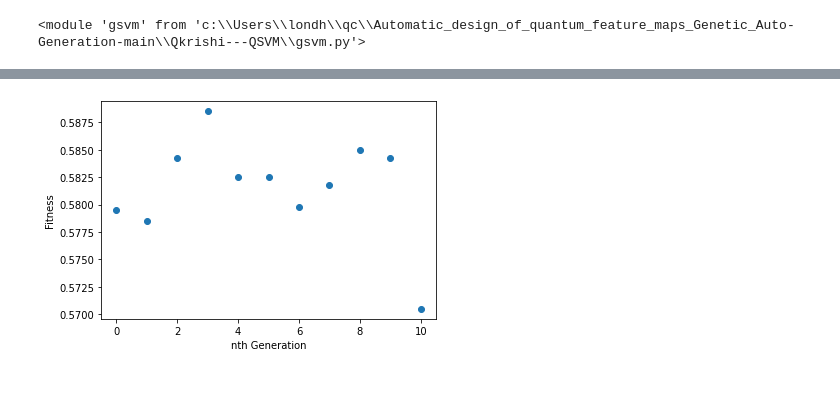
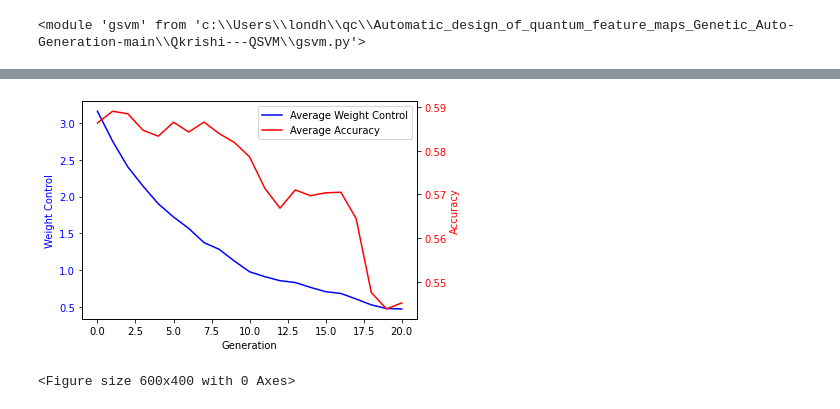
Before and after one commit to nikhil-co/Qkrishi-QSVM, a Jupyter notebook: Banking_UseCase.ipynb, the cells around one changed output, grey strips where cells are left out. Drawn from its saved outputs; the diff is of its cells as text; code cells hidden in the pictures.

```diff
--- a/Banking_UseCase.ipynb
+++ b/Banking_UseCase.ipynb
@@ -230,15 +237,29 @@ String = 100101100001111111111110100110101111000101001,
-# %%
-gen = logbook.select("gen")
-avgs = []
-
-for i in gen:
-    avgs.append(logbook[i]['media'])
-
-#plt.ylim([0.4,.6])
-plt.scatter(gen,avgs)
-plt.xlabel('nth Generation')
-plt.ylabel('Fitness')
-
-plt.show()
-# %% [output]
-[figure, removed]
+# %%
+gen = logbook.select("gen")
+wc = logbook.chapters["wc"].select("media")
+acc = logbook.chapters["acc"].select("media")
+
+import matplotlib.pyplot as plt
+
+fig, ax1 = plt.subplots()
+plt.figure(dpi = 100)
+line1 = ax1.plot(gen, wc ,"b-", label="Average Weight Control")
+ax1.set_xlabel("Generation")
+ax1.set_ylabel("Weight Control", color="b")
+for tl in ax1.get_yticklabels():
+    tl.set_color("b")
+
+ax2 = ax1.twinx()
+line2 = ax2.plot(gen, acc, "r-", label="Average Accuracy")
+ax2.set_ylabel("Accuracy", color="r")
+for tl in ax2.get_yticklabels():
+    tl.set_color("r")
+
+lns = line1 + line2
+labs = [l.get_label() for l in lns]
+ax1.legend(lns, labs, loc="best")
+
+plt.show()
+# %% [output]
+[figure, added]
+<Figure size 600x400 with 0 Axes>
```
Also changed, not shown: parts of 5 cells of this notebook, 4 other files.
